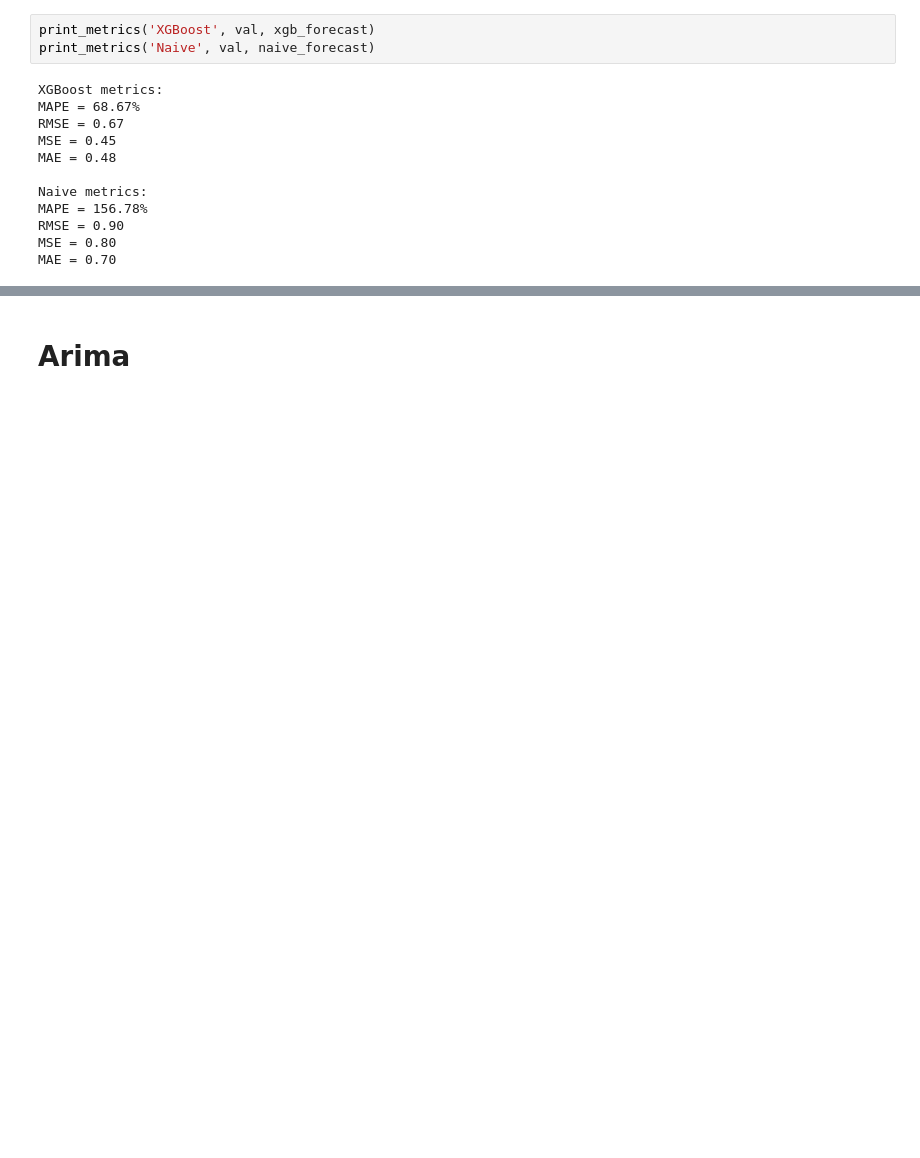
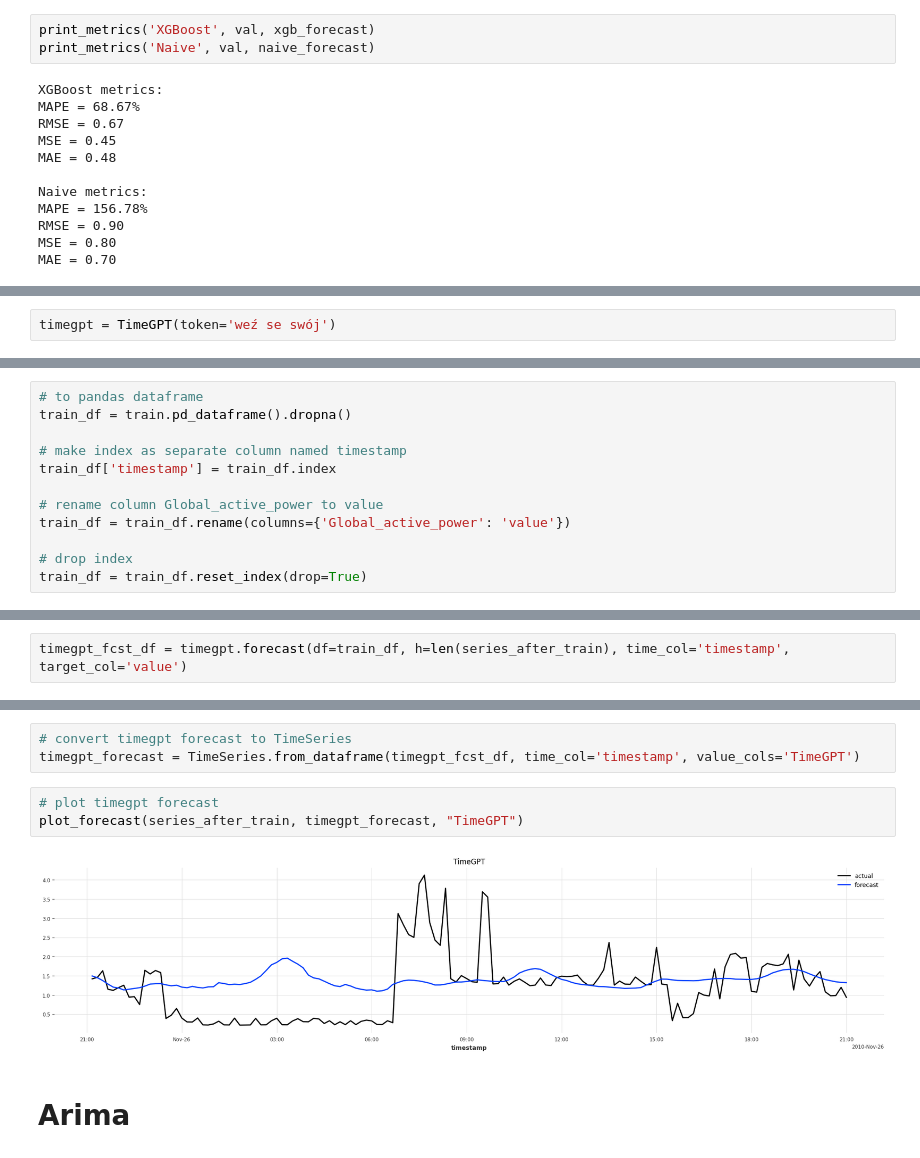
Before and after one commit to kosmydel/stock-timeseries-prediction, a Jupyter notebook: electricity.ipynb, the cells around one changed output, grey strips where cells are left out. Saved outputs shown, nothing was run; the diff lists cells and outputs as text; blank space fills up the shorter version.

Commit message:
timeGPT prediction baseline

```diff
--- a/electricity.ipynb
+++ b/electricity.ipynb
@@ -147,0 +150,2 @@ MAE = 0.70
+# %%
+timegpt = TimeGPT(token='weź se swój')
@@ -147,0 +161,12 @@ MAE = 0.70
+# %%
+# to pandas dataframe
+train_df = train.pd_dataframe().dropna()
+
+# make index as separate column named timestamp
+train_df['timestamp'] = train_df.index
+
+# rename column Global_active_power to value
+train_df = train_df.rename(columns={'Global_active_power': 'value'})
+
+# drop index
+train_df = train_df.reset_index(drop=True)
@@ -147,0 +189,2 @@ MAE = 0.70
+# %%
+timegpt_fcst_df = timegpt.forecast(df=train_df, h=len(series_after_train), time_col='timestamp', target_col='value')
@@ -148,2 +206,10 @@ MAE = 0.70
+# %%
+# convert timegpt forecast to TimeSeries
+timegpt_forecast = TimeSeries.from_dataframe(timegpt_fcst_df, time_col='timestamp', value_cols='TimeGPT')
+# %%
+# plot timegpt forecast
+plot_forecast(series_after_train, timegpt_forecast, "TimeGPT")
+# %% [output]
+[figure, added]
 # %% [markdown]
 # Arima
```
Also changed, not shown: parts of 11 cells of this notebook.
